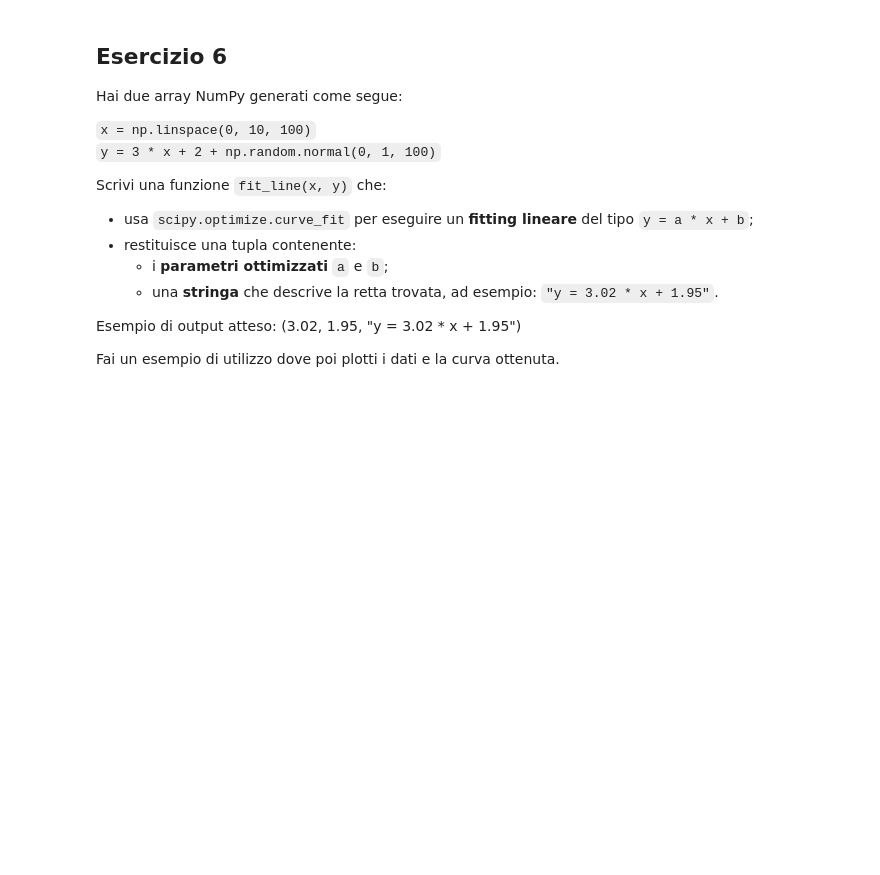
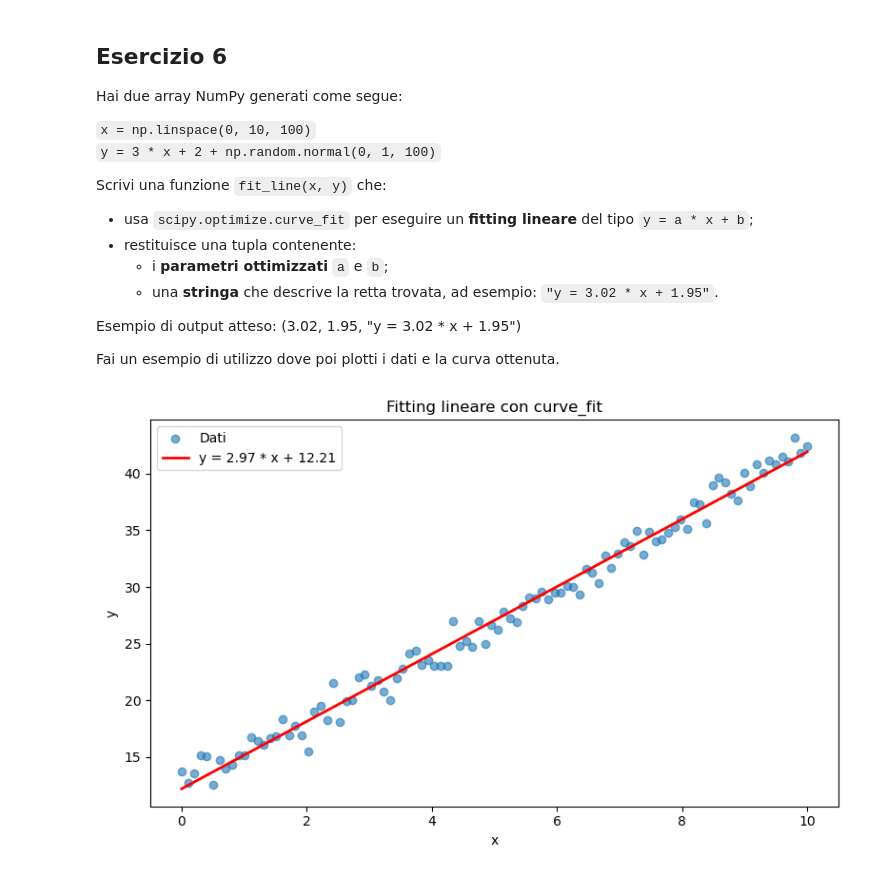
Before and after one commit to michela-roman/ProgrammingLabII, a Jupyter notebook: simulazEsame.ipynb, the cells around one changed output. Drawn from its saved outputs; the diff is of its cells as text; code cells hidden in the pictures; blank space fills up the shorter version.

```diff
--- a/simulazEsame.ipynb
+++ b/simulazEsame.ipynb
@@ -560,0 +562,35 @@ Fai un esempio di utilizzo dove poi plotti i dati e la curva ottenuta.
+# %%
+# Definisco il modello
+def linear_model(x, a, b):
+    return a * x + b
+
+# Funzione per il fitting
+def fit_line(x, y):
+    # Stima dei parametri a e b
+    popt , _ = curve_fit(linear_model, x, y)
+    a, b = popt
+
+    descrizione = f"y = {a:.2f} * x + {b:.2f}"
+    return a, b, descrizione
+# %%
+# Esempio di utilizzo
+np.random.seed(0)
+x = np.linspace(0, 10, 100)
+y = 3 * x + 2 + np.random.normal(0, 1, 100)
+
+# Fit
+a, b, descrizione = fit_line(x, y)
+# %%
+# Plot dati e retta
+
+plt.figure(figsize = (8, 5))
+plt.scatter(x, y, label = "Dati", alpha = 0.6)
+plt.plot(x, a * x + b, color = 'red', label = descrizione, linewidth = 2)
+plt.title("Fitting lineare con curve_fit")
+plt.xlabel('x')
+plt.ylabel('y')
+plt.legend()
+plt.tight_layout()
+plt.show()
+# %% [output]
+[figure, added]
```
Also changed, not shown: parts of 2 cells of this notebook.
